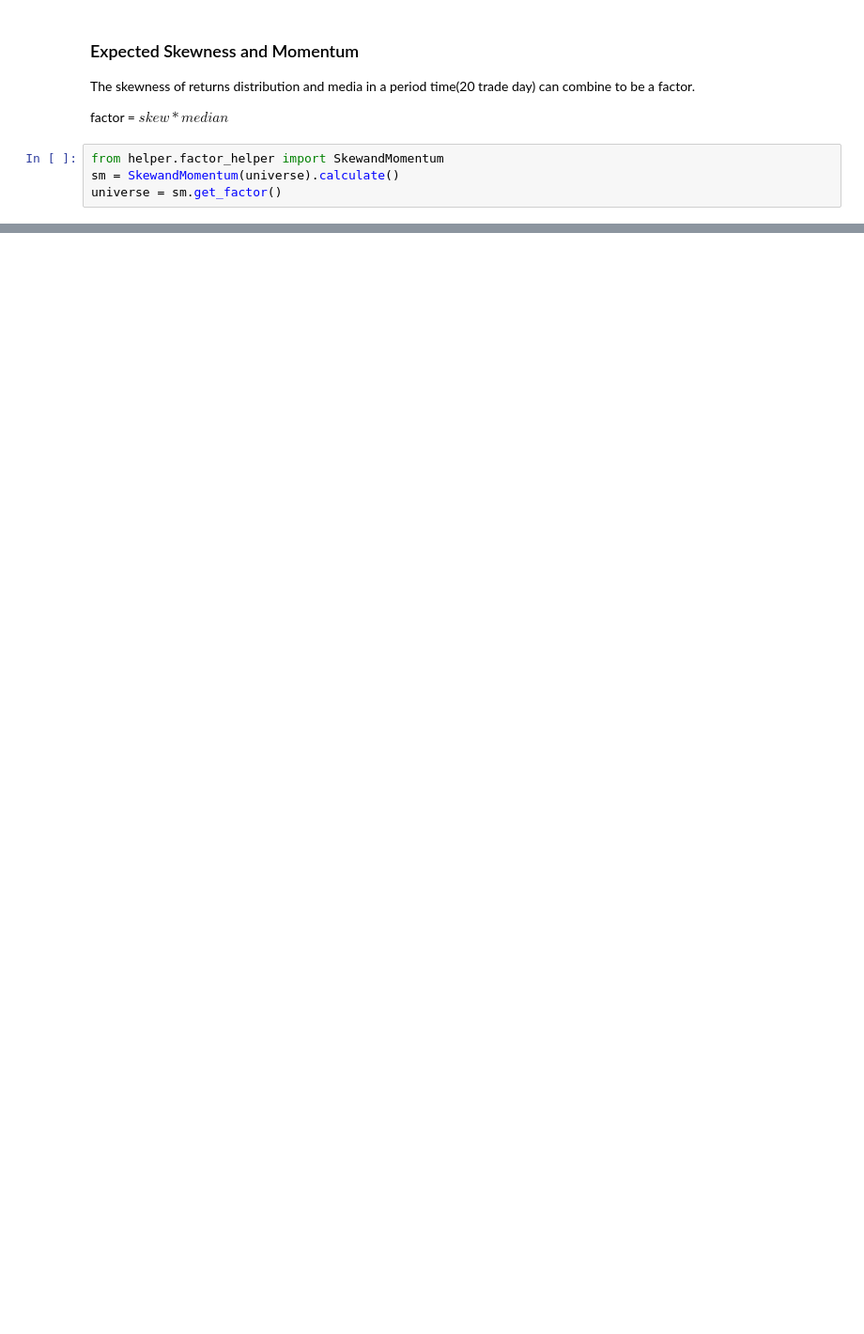
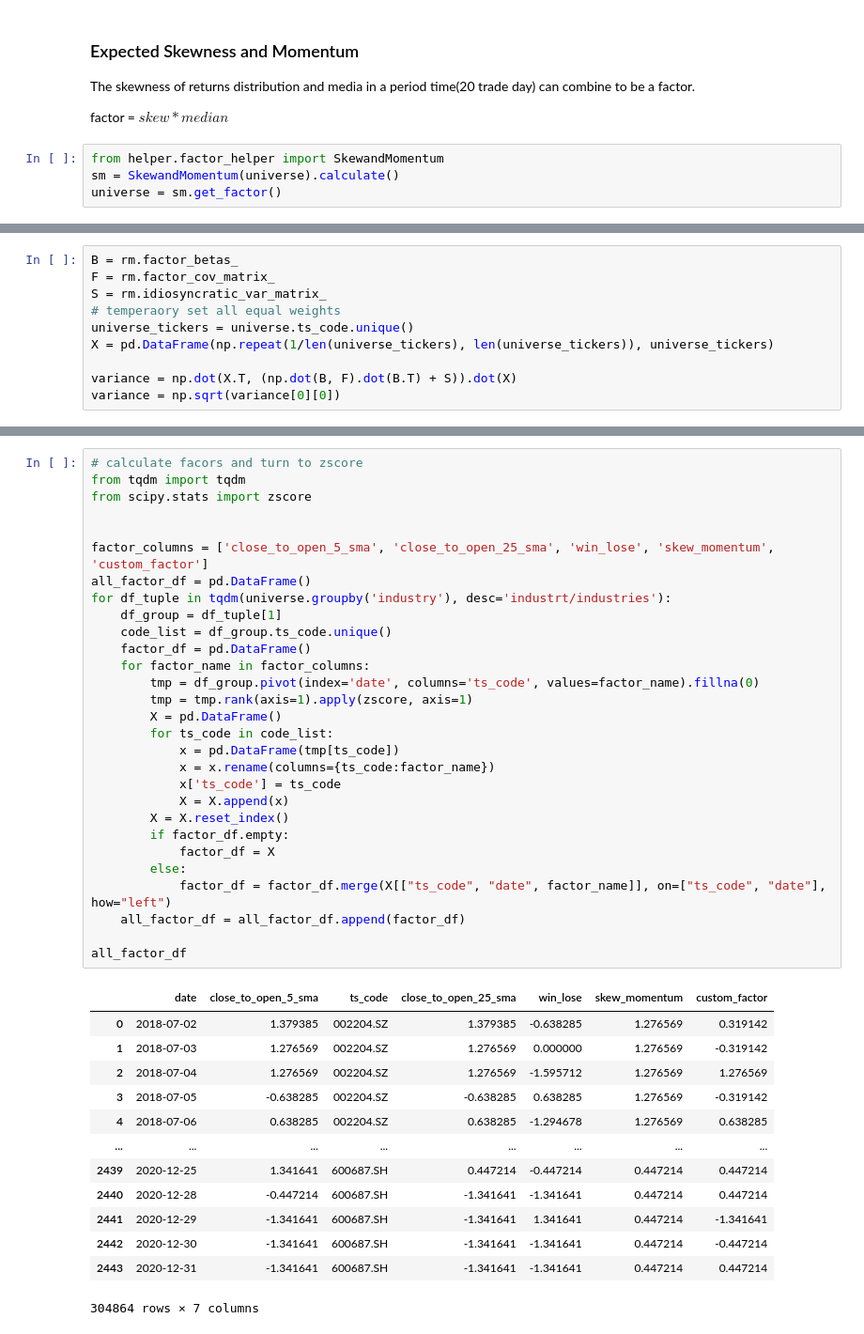
Before and after one commit to JiaRuiming-1/AI-Trading, a Jupyter notebook: P4_Factor_Rearch/complete_knowedge_utilization.ipynb, the cells around one changed output, grey strips where cells are left out. Shown at 94% size. Cells and saved outputs as stored; diff of their text form; blank space fills up the shorter version.

```diff
--- a/P4_Factor_Rearch/complete_knowedge_utilization.ipynb
+++ b/P4_Factor_Rearch/complete_knowedge_utilization.ipynb
@@ -202,0 +214,10 @@ universe = sm.get_factor()
+# %%
+B = rm.factor_betas_
+F = rm.factor_cov_matrix_
+S = rm.idiosyncratic_var_matrix_
+# temperaory set all equal weights
+universe_tickers = universe.ts_code.unique()
+X = pd.DataFrame(np.repeat(1/len(universe_tickers), len(universe_tickers)), universe_tickers)
+
+variance = np.dot(X.T, (np.dot(B, F).dot(B.T) + S)).dot(X)
+variance = np.sqrt(variance[0][0])
@@ -202,0 +291,43 @@ universe = sm.get_factor()
+# %%
+# calculate facors and turn to zscore
+from tqdm import tqdm
+from scipy.stats import zscore
+
+
+factor_columns = ['close_to_open_5_sma', 'close_to_open_25_sma', 'win_lose', 'skew_momentum', 'custom_factor']
+all_factor_df = pd.DataFrame()
+for df_tuple in tqdm(universe.groupby('industry'), desc='industrt/industries'):
+    df_group = df_tuple[1]
+    code_list = df_group.ts_code.unique()
+    factor_df = pd.DataFrame()
+    for factor_name in factor_columns:
+        tmp = df_group.pivot(index='date', columns='ts_code', values=factor_name).fillna(0)
+        tmp = tmp.rank(axis=1).apply(zscore, axis=1)
+        X = pd.DataFrame()
+        for ts_code in code_list:
+            x = pd.DataFrame(tmp[ts_code])
+            x = x.rename(columns={ts_code:factor_name})
+            x['ts_code'] = ts_code
+            X = X.append(x)
+        X = X.reset_index()
+        if factor_df.empty:
+            factor_df = X
+        else:
+            factor_df = factor_df.merge(X[["ts_code", "date", factor_name]], on=["ts_code", "date"], how="left")
+    all_factor_df = all_factor_df.append(factor_df)
+
+all_factor_df
+# %% [output]
+|  | date | close_to_open_5_sma | ts_code | close_to_open_25_sma | win_lose | skew_momentum | custom_factor |
+| 0 | 2018-07-02 | 1.379385 | 002204.SZ | 1.379385 | -0.638285 | 1.276569 | 0.319142 |
+| 1 | 2018-07-03 | 1.276569 | 002204.SZ | 1.276569 | 0.000000 | 1.276569 | -0.319142 |
+| 2 | 2018-07-04 | 1.276569 | 002204.SZ | 1.276569 | -1.595712 | 1.276569 | 1.276569 |
+| 3 | 2018-07-05 | -0.638285 | 002204.SZ | -0.638285 | 0.638285 | 1.276569 | -0.319142 |
+| 4 | 2018-07-06 | 0.638285 | 002204.SZ | 0.638285 | -1.294678 | 1.276569 | 0.638285 |
+| ... | ... | ... | ... | ... | ... | ... | ... |
+| 2439 | 2020-12-25 | 1.341641 | 600687.SH | 0.447214 | -0.447214 | 0.447214 | 0.447214 |
+| 2440 | 2020-12-28 | -0.447214 | 600687.SH | -1.341641 | -1.341641 | 0.447214 | 0.447214 |
+| 2441 | 2020-12-29 | -1.341641 | 600687.SH | -1.341641 | 1.341641 | 0.447214 | -1.341641 |
+| 2442 | 2020-12-30 | -1.341641 | 600687.SH | -1.341641 | -1.341641 | 0.447214 | -0.447214 |
+| 2443 | 2020-12-31 | -1.341641 | 600687.SH | -1.341641 | -1.341641 | 0.447214 | 0.447214 |
+304864 rows × 7 columns
```
Also changed, not shown: parts of 36 cells of this notebook.
